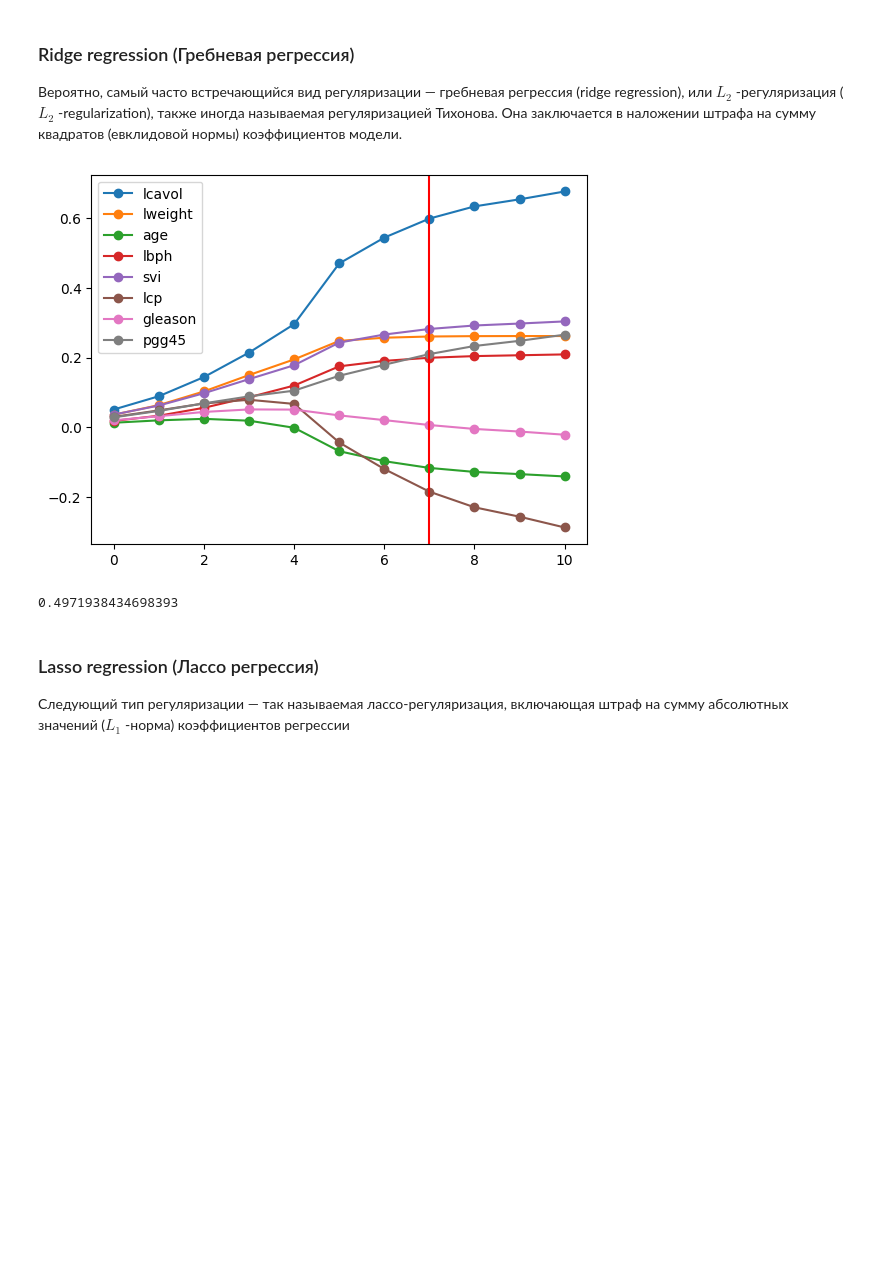
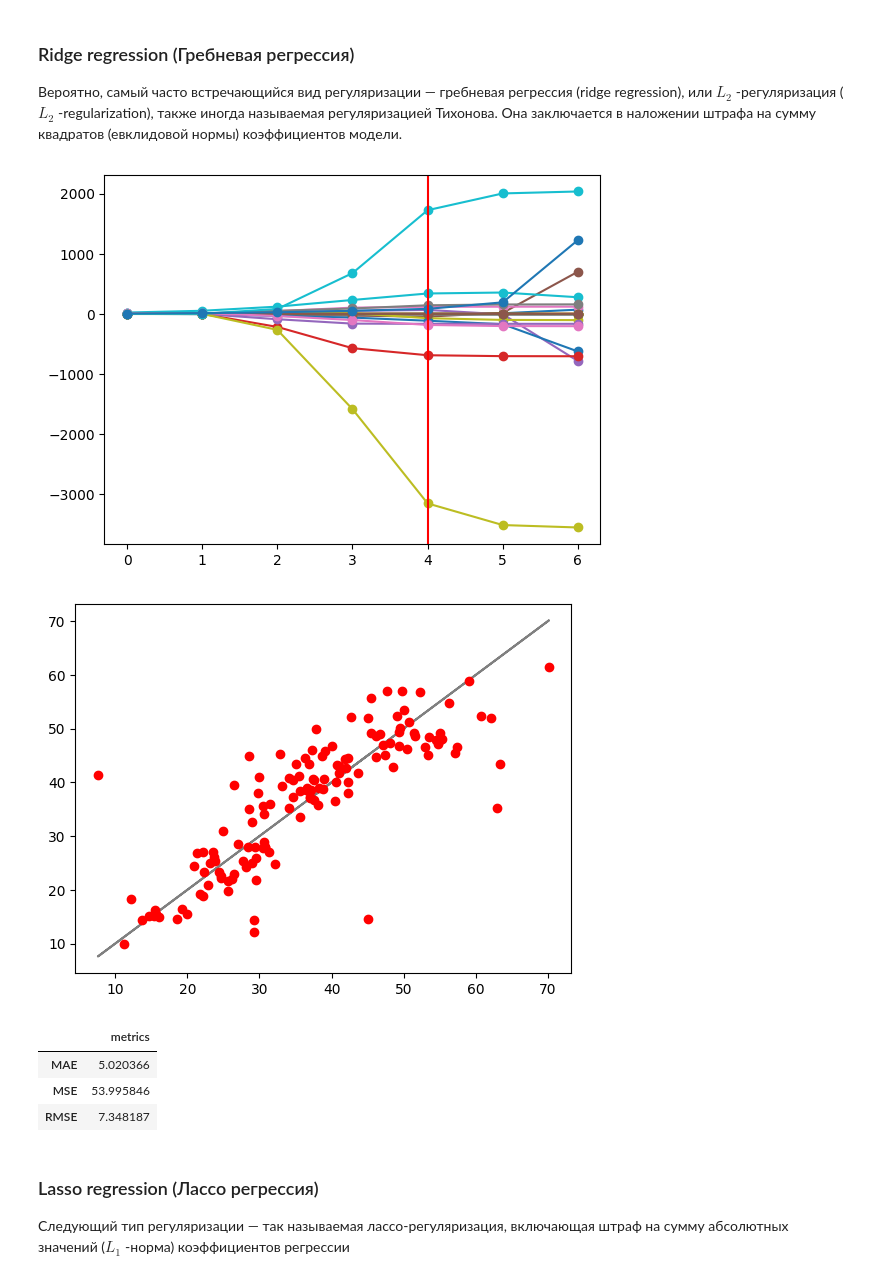
Before and after one commit to SergeyMalashenko/MachineLearning_Summer_2023, a Jupyter notebook: seminars/8/seminar_8.ipynb, the cells around one changed output. Drawn from its saved outputs; the diff is of its cells as text; code cells hidden in the pictures; blank space fills up the shorter version.

```diff
--- a/seminars/8/seminar_8.ipynb
+++ b/seminars/8/seminar_8.ipynb
@@ -218,0 +253,15 @@ mean_squared_error(y_test, y_pred)
+# %%
+current_model = make_pipeline(RootPolynomialFeatures(2),linear_model.LinearRegression())
+
+current_model.fit(X_train, y_train)
+y_pred =  current_model.predict(X_test)
+
+plt.plot(y_test.values, y_test.values,color='grey')
+plt.plot(y_test.values, y_pred, 'or', color='red' )
+plt.show()
+
+MAE  = mean_absolute_error(y_test,y_pred)
+MSE  = mean_squared_error (y_test,y_pred)
+RMSE = np.sqrt(MSE)
+
+pd.DataFrame([MAE, MSE ,RMSE],index=['MAE', 'MSE', 'RMSE'], columns=['metrics'])
@@ -230,29 +282,42 @@ mean_squared_error(y_test, y_pred)
 # %%
 # Ridge regression
 #n_alpha = 30
 #alpha_s = np.logspace(5, 0, n_alpha)
-alpha_s = [ 1024, 512, 256, 128, 64, 16, 8, 4, 2, 1, 1e-05]
+alpha_s = [ 1, 0.1, 1e-03, 1e-4, 1e-5, 1e-6, 1e-7]
 
-coefs = map(lambda a: linear_model.Ridge(alpha=a).fit(X_train_scaled, y_train).coef_.flatten(), alpha_s)
+coefs = map(lambda a: make_pipeline(RootPolynomialFeatures(2), linear_model.Ridge(alpha=a)).fit(X_train, y_train)[1].coef_.flatten(), alpha_s)
 coefs = np.array(list(coefs))
 
 # Ridge regression with cross validation
-best_model = linear_model.RidgeCV(alpha_s)
-b = best_model.fit(X_train_scaled, y_train)
+current_model = make_pipeline(RootPolynomialFeatures(2), linear_model.RidgeCV(alpha_s))
+
+b = current_model.fit(X_train, y_train)
 
 fig, ax = plt.subplots()
 plt.plot(coefs, marker="o")
-plt.axvline(x=np.where(alpha_s == best_model.alpha_), c="r")
-plt.legend(X_train_scaled.columns)
+plt.axvline(x=np.where(alpha_s == current_model[1].alpha_), c="r")
+#plt.legend(X_train.columns)
 #pml.savefig("prostate_data.pdf")
 plt.show()
 
-y_pred = b.predict(X_test_scaled)
+y_pred = b.predict(X_test)
 
-mean_squared_error(y_test, y_pred)
+plt.plot(y_test.values, y_test.values,color='grey')
+plt.plot(y_test.values, y_pred, 'or', color='red' )
+plt.show()
+
+MAE  = mean_absolute_error(y_test,y_pred)
+MSE  = mean_squared_error (y_test,y_pred)
+RMSE = np.sqrt(MSE)
+
+pd.DataFrame([MAE, MSE ,RMSE],index=['MAE', 'MSE', 'RMSE'], columns=['metrics'])
 # %% [output]
-[figure, old version]
+[figure, new version]
-0.4971938434698393
+[figure, added]
+|  | metrics |
+| MAE | 5.020366 |
+| MSE | 53.995846 |
+| RMSE | 7.348187 |
 # %% [markdown]
 ### Lasso regression (Лассо регрессия)
 
```
Also changed, not shown: parts of 19 cells of this notebook, 1 other file.
